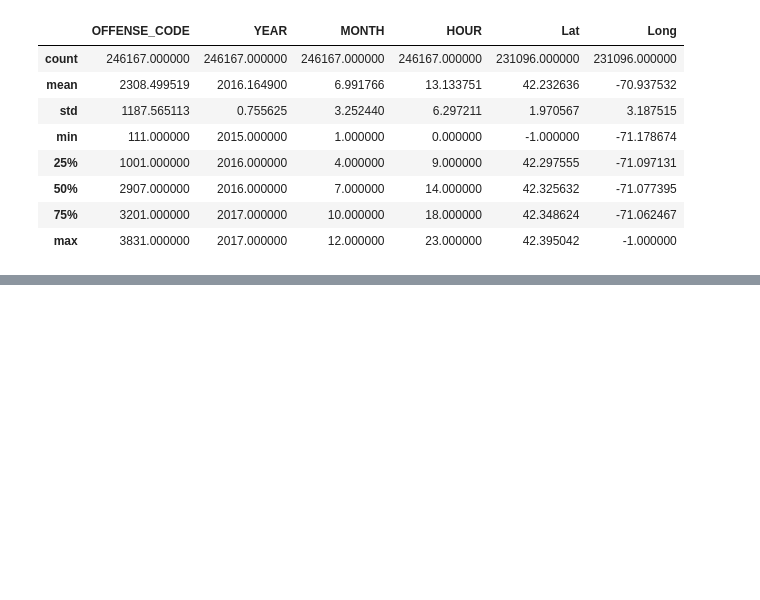
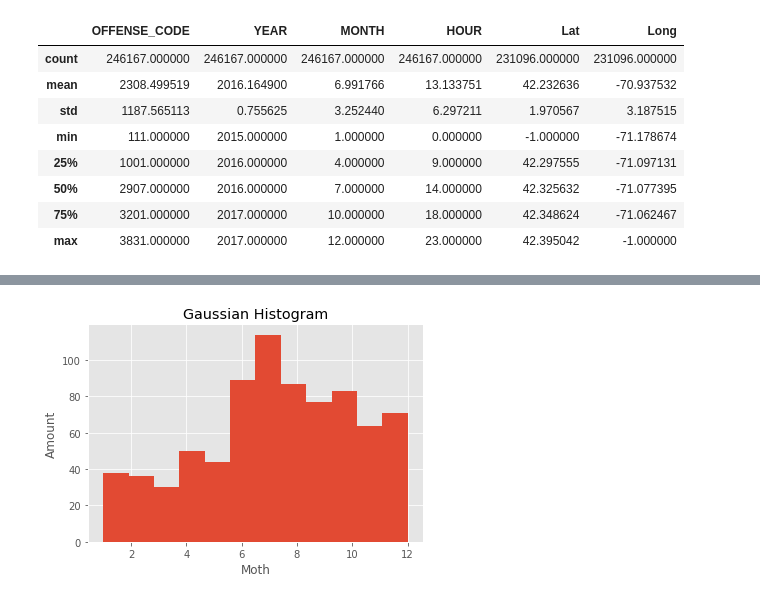
Before and after one commit to bintoll/VA-Lab-project, a Jupyter notebook: Untitled.ipynb, the cells around one changed output, grey strips where cells are left out. Saved outputs shown, nothing was run; the diff lists cells and outputs as text; code cells hidden in the pictures; blank space fills up the shorter version.

```diff
--- a/Untitled.ipynb
+++ b/Untitled.ipynb
@@ -234,0 +316,9 @@ crime_copy[crime_copy.UCR_PART == 'Part Three'] # get the third part of UCR
+# %%
+# crimes with shooting per mouth
+plt.hist(crime_only_shoots['MONTH'], bins=12)
+plt.title("Gaussian Histogram")
+plt.xlabel("Moth")
+plt.ylabel("Amount")
+plt.show()
+# %% [output]
+[figure, added]
```
Also changed, not shown: parts of 21 cells of this notebook.
